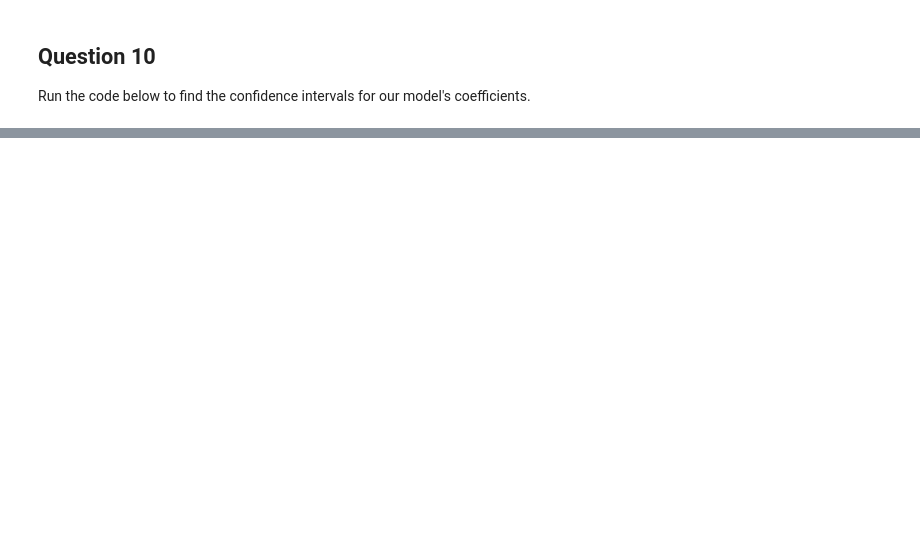
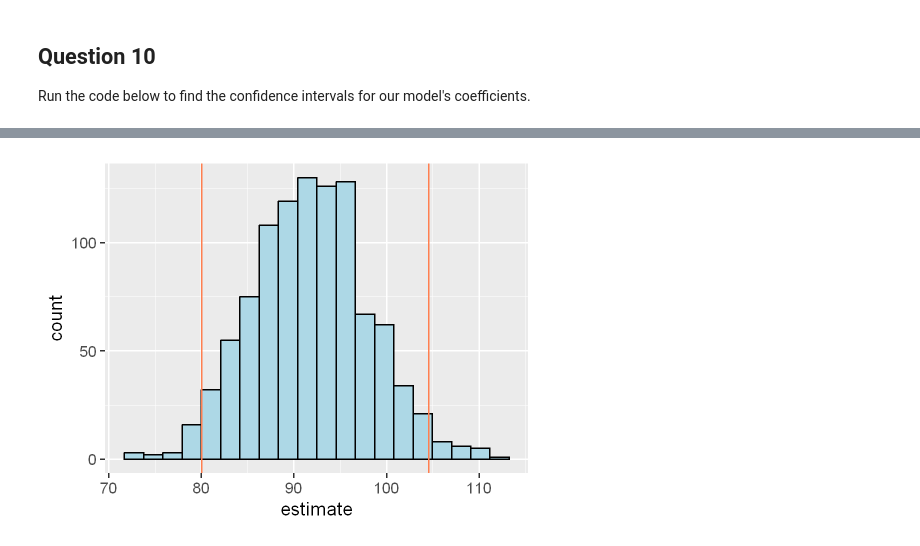
Before and after one commit to UNC-DATA-730/unit-10-assignment-samussiah, a Jupyter notebook: assignment10.ipynb, the cells around one changed output, grey strips where cells are left out. Saved outputs shown, nothing was run; the diff lists cells and outputs as text; code cells hidden in the pictures; blank space fills up the shorter version.

```diff
--- a/assignment10.ipynb
+++ b/assignment10.ipynb
@@ -486,23 +604,29 @@ percentile_intervals
 # %%
 boot_coefs |>
     filter(
         term == 'bill_length_mm'
     ) |>
     ggplot(
         aes(
             x = estimate
         )
     ) +
-    geom_histogram() +
+    geom_histogram(
+        bins = 20,
+        fill = 'lightblue',
+        color = 'black'
+    ) +
     geom_vline(
         xintercept = percentile_intervals |>
             filter(term == 'bill_length_mm') |>
             pull(.lower),
         color = 'coral'
     ) +
     geom_vline(
         xintercept = percentile_intervals |>
             filter(term == 'bill_length_mm') |>
             pull(.upper),
         color = 'coral'
     )
+# %% [output]
+[figure, added]
```
Also changed, not shown: parts of 24 cells of this notebook.
